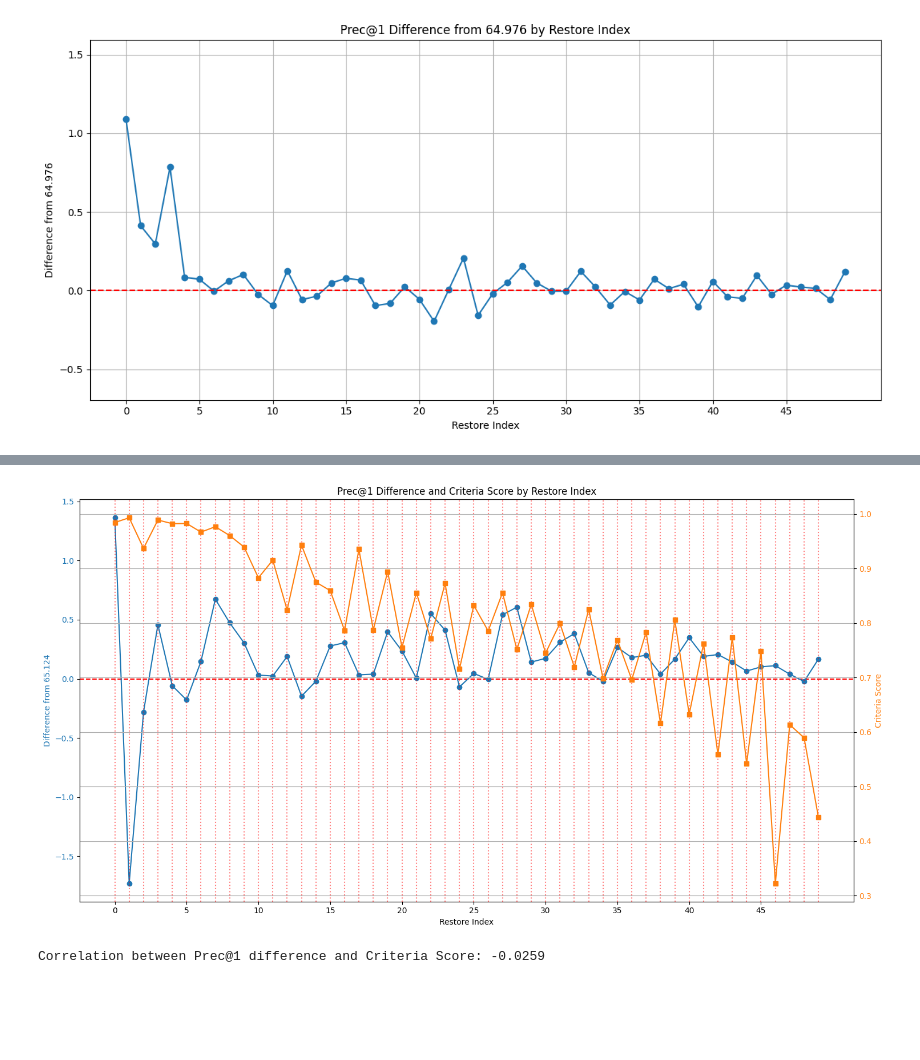
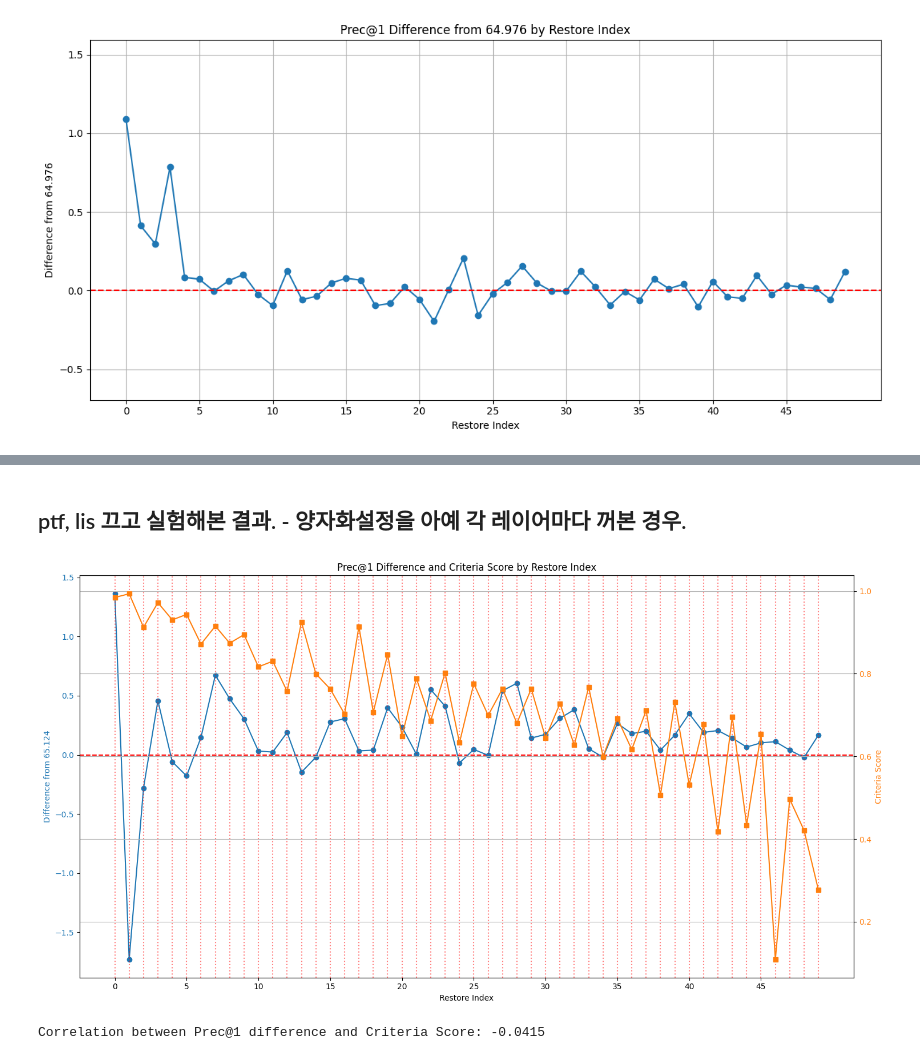
Before and after one commit to LeSN-Lab/diff-ViT, a Jupyter notebook: layerwise_restore_plot.ipynb, the cells around one changed output, grey strips where cells are left out. Saved outputs shown, nothing was run; the diff lists cells and outputs as text; code cells hidden in the pictures; blank space fills up the shorter version.

Commit message:
before comparing ptq lis false result in view of graph

```diff
--- a/layerwise_restore_plot.ipynb
+++ b/layerwise_restore_plot.ipynb
@@ -252,3 +433,5 @@ Correlation between Prec@1 difference and Criteria Score: 0.3258
+# %% [markdown]
+## ptf, lis 끄고 실험해본 결과. - 양자화설정을 아예 각 레이어마다 꺼본 경우.
 # %%
 import matplotlib.pyplot as plt
 import re
@@ -321,15 +504,15 @@ baseline = 56.662
 differences = [val - baseline for val in prec_values]
 
 # 새로운 criteria score 데이터
-criteria_scores = [0.9844448, 0.9932241, 0.93696433, 0.9890642, 0.98236245, 0.98273927,
-                   0.9669165, 0.97682315, 0.96053445, 0.93956995, 0.883112, 0.9153894,
-                   0.82392144, 0.94314486, 0.87513494, 0.8596895, 0.78642637, 0.9355694,
-                   0.78753734, 0.8946206, 0.75526136, 0.8556227, 0.7713002, 0.8730264,
-                   0.7159015, 0.8325918, 0.7855737, 0.85561025, 0.7514658, 0.834453,
-                   0.7451548, 0.79941905, 0.7197552, 0.82510316, 0.6981765, 0.76884013,
-                   0.6962489, 0.783298, 0.6163095, 0.80576235, 0.63277966, 0.76214015,
-                   0.5590432, 0.7734749, 0.5422483, 0.7486398, 0.32279363, 0.61376655,
-                   0.58972996, 0.44388658]
+criteria_scores = [0.9844448,  0.9935216,  0.91239,    0.972006,   0.9304684,  0.94346267,
+ 0.8716429, 0.9154098 ,0.87400585 ,0.89458317 ,0.8166947,0.8304384,
+ 0.7571666, 0.92527306,0.7997454  ,0.7632359  ,0.7024621,0.9142635,
+ 0.7072104, 0.84672225,0.6491657  ,0.78876126 ,0.6865298,0.8020268,
+ 0.6330995, 0.7759002 ,0.6992266  ,0.7638815  ,0.6803936,0.7635767,
+ 0.6450786, 0.7278422 ,0.62752223 ,0.7678086  ,0.5996192,0.6920391,
+ 0.6166656, 0.7109409 ,0.50659615 ,0.7315604  ,0.5311727,0.6771571,
+ 0.4179044, 0.6954315 ,0.43368763 ,0.65406746 ,0.1090403,0.49660543,
+ 0.4209761, 0.27660817]
 
 # 그래프 그리기
 fig, ax1 = plt.subplots(figsize=(15, 8))  # 그래프 크기를 조금 더 크게 조정
@@ -339,32 +522,32 @@ color = 'tab:blue'
 ax1.set_xlabel('Restore Index')
 ax1.set_ylabel('Difference from 65.124', color=color)
 ax1.plot(indices, differences, color=color, marker='o', zorder=3)
 ax1.tick_params(axis='y', labelcolor=color)
 ax1.axhline(y=0, color='r', linestyle='--', zorder=2)
 
 # Criteria Score 그래프 (오른쪽 y축)
 ax2 = ax1.twinx()
 color = 'tab:orange'
 ax2.set_ylabel('Criteria Score', color=color)
 ax2.plot(indices, criteria_scores, color=color, marker='s', zorder=3)
 ax2.tick_params(axis='y', labelcolor=color)
 
 # 각 Restore Index에 대한 수직선 추가
 for idx in indices:
     plt.axvline(x=idx, color='red', linestyle=':', alpha=0.5, zorder=1)
 
 plt.title('Prec@1 Difference and Criteria Score by Restore Index')
 plt.grid(True, zorder=0)
 
 # x축 눈금 설정
 plt.xticks(range(0, max(indices)+1, 5))
 
 plt.tight_layout()
 plt.show()
 
 # 상관관계 계산
 correlation = np.corrcoef(differences, criteria_scores)[0, 1]
 print(f"Correlation between Prec@1 difference and Criteria Score: {correlation:.4f}")
 # %% [output]
-[figure, old version]
+[figure, new version]
-Correlation between Prec@1 difference and Criteria Score: -0.0259
+Correlation between Prec@1 difference and Criteria Score: -0.0415
```
Also changed, not shown: parts of 7 cells of this notebook.
